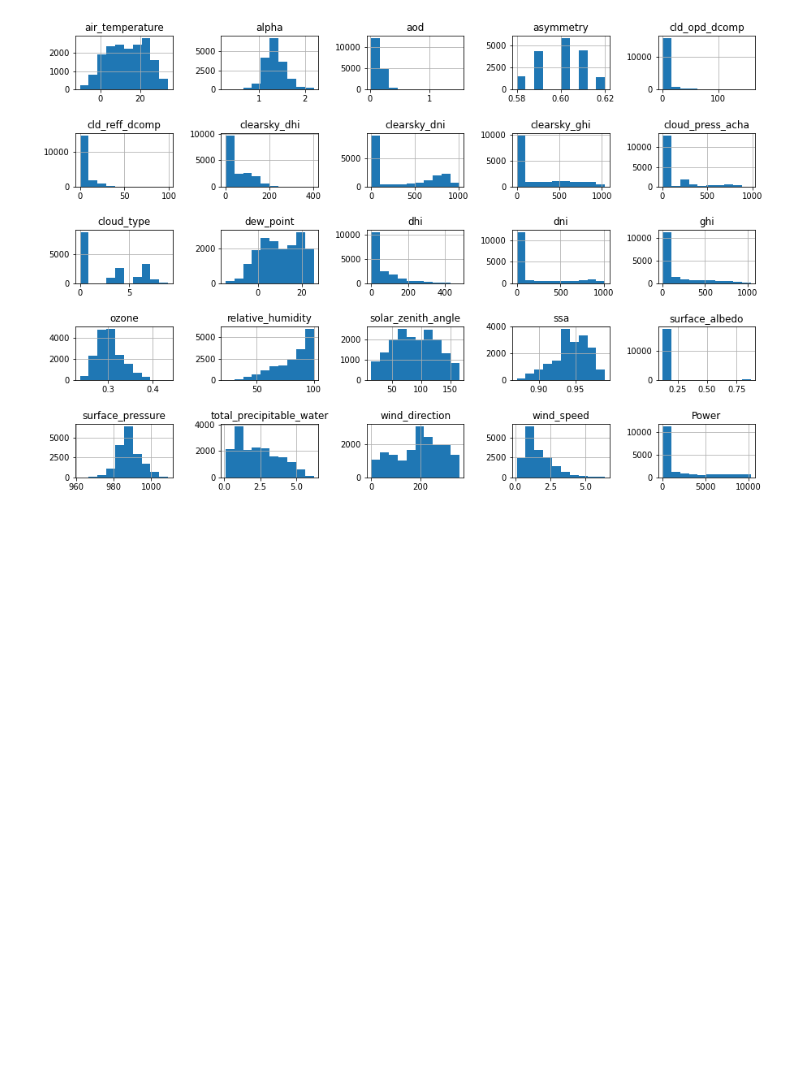
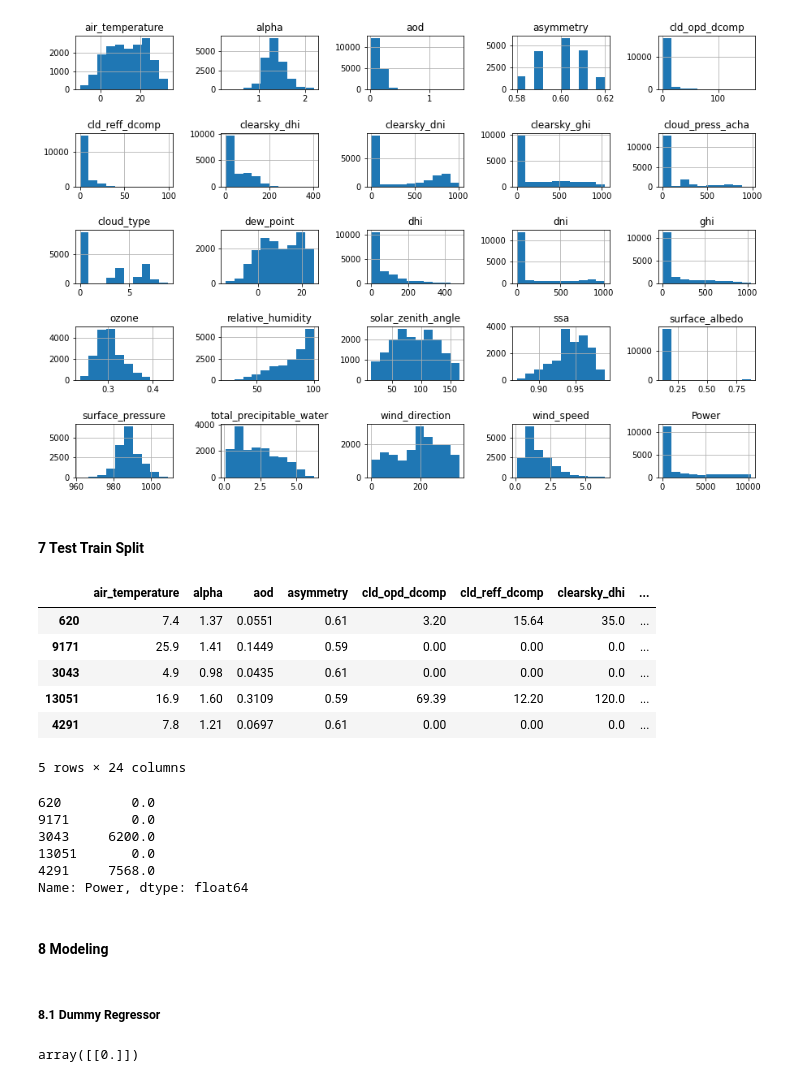
Before and after one commit to Eddy12321/Solar_ROI, a Jupyter notebook: Notebooks/5. Re-Modeling with New Data.ipynb, the cells around one changed output. Saved outputs shown, nothing was run; the diff lists cells and outputs as text; code cells hidden in the pictures; blank space fills up the shorter version.

```diff
--- a/Notebooks/5. Re-Modeling with New Data.ipynb
+++ b/Notebooks/5. Re-Modeling with New Data.ipynb
@@ -193,3 +213,33 @@ WeatherPower.hist(figsize = (15, 10))
 plt.subplots_adjust(hspace=0.8, wspace = 0.5);
 # %% [output]
 [figure]
+# %% [markdown]
+#### 7 Test Train Split<a id='7_Test_Train_Split'></a>
+# %%
+x = WeatherPower.drop(columns = 'Power')
+y = WeatherPower['Power']
+# %%
+x_train, x_test, y_train, y_test = train_test_split(x, y, test_size = 0.25)
+# %%
+x_train.head()
+# %% [output]
+|  | air_temperature | alpha | aod | asymmetry | cld_opd_dcomp | cld_reff_dcomp | clearsky_dhi | ... |
+| 620 | 7.4 | 1.37 | 0.0551 | 0.61 | 3.20 | 15.64 | 35.0 | ... |
+| 9171 | 25.9 | 1.41 | 0.1449 | 0.59 | 0.00 | 0.00 | 0.0 | ... |
+| 3043 | 4.9 | 0.98 | 0.0435 | 0.61 | 0.00 | 0.00 | 0.0 | ... |
+| 13051 | 16.9 | 1.60 | 0.3109 | 0.59 | 69.39 | 12.20 | 120.0 | ... |
+| 4291 | 7.8 | 1.21 | 0.0697 | 0.61 | 0.00 | 0.00 | 0.0 | ... |
+5 rows × 24 columns
+# %%
+y_train.head()
+# %% [output]
+620         0.0
+9171        0.0
+3043     6200.0
+13051       0.0
+4291     7568.0
+Name: Power, dtype: float64
+# %% [markdown]
+#### 8 Modeling<a id='8_Modeling'></a>
+# %% [markdown]
+##### 8.1 Dummy Regressor<a id='8.1_Dummy_Regressor'></a>
@@ -195,0 +248,5 @@ plt.subplots_adjust(hspace=0.8, wspace = 0.5);
+# %%
+DR_model.fit(x_train, y_train)
+DR_model.constant_
+# %% [output]
+array([[0.]])
```
Also changed, not shown: parts of 48 cells of this notebook, 5 other files.
